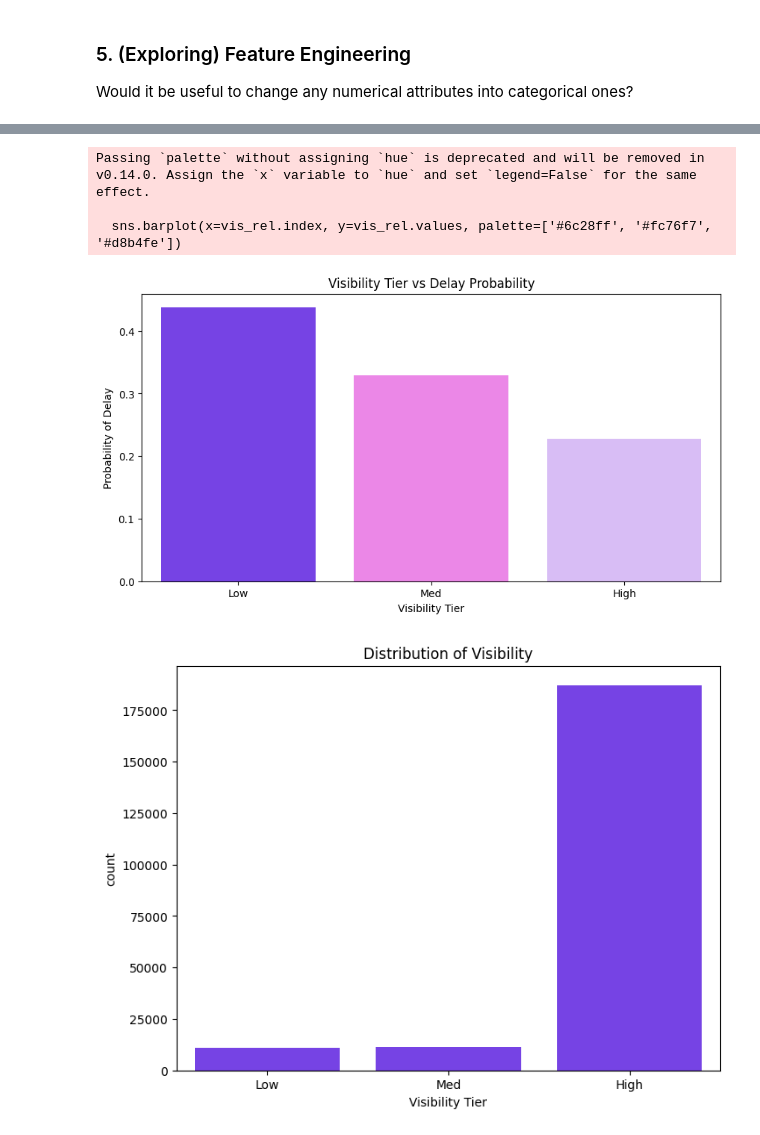
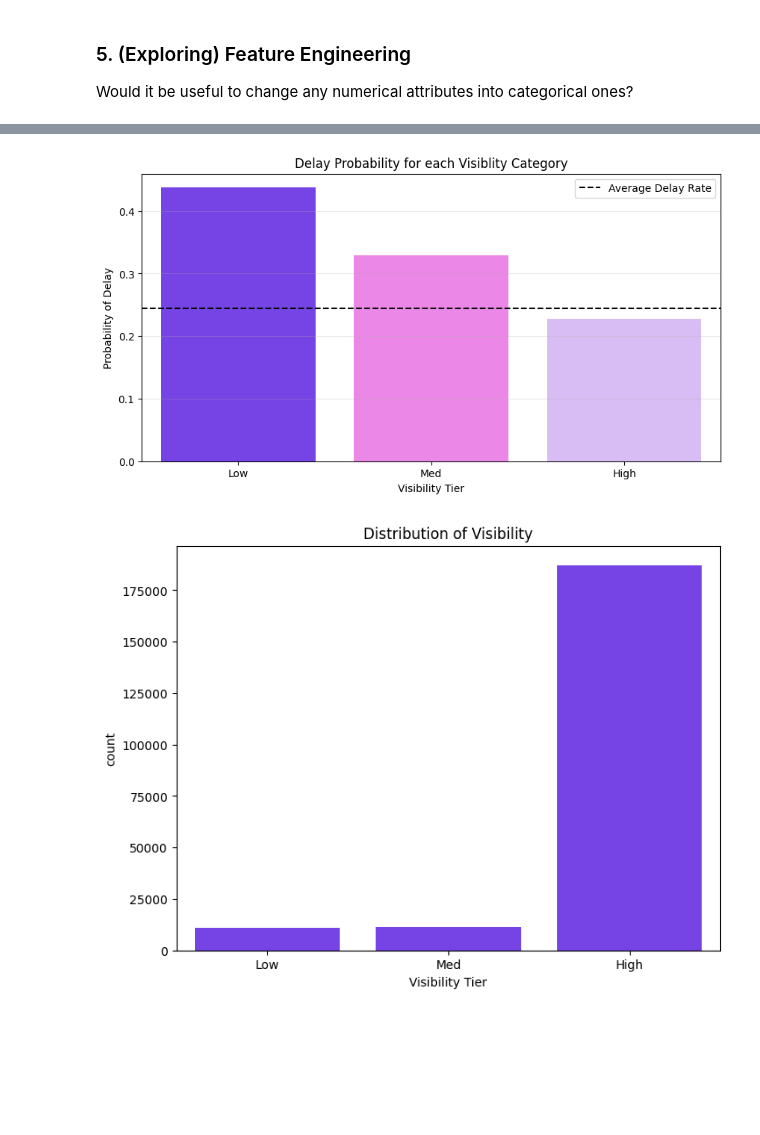
Before and after one commit to lucyg04/nycflights13, a Jupyter notebook: Practical 1/practical1_py.ipynb, the cells around one changed output, grey strips where cells are left out. Drawn from its saved outputs; the diff is of its cells as text; code cells hidden in the pictures; blank space fills up the shorter version.

```diff
--- a/Practical 1/practical1_py.ipynb
+++ b/Practical 1/practical1_py.ipynb
@@ -1382,27 +1384,32 @@ Passing `palette` without assigning `hue` is deprecated and will be removed in v
 # %%
 # Change visib into a categorical feature with 3 bins: low, medium, and high visibility
 bins = [-1, 4, 7, 10]
 labels = ['Low', 'Med', 'High']
 flights_train_copy['visib_cat'] = pd.cut(flights_train_copy['visib'], bins=bins, labels=labels)
 
 # Plot the relationship between visib_cat and is_delayed to confirm the relationship after categorisation
 plt.figure(figsize=(10, 5))
 
-vis_rel = flights_train_copy.groupby('visib_cat')['is_delayed'].mean()
+vis_rel = flights_train_copy.groupby('visib_cat')['is_delayed'].mean().reindex(['Low', 'Med', 'High'])
 
-sns.barplot(x=vis_rel.index, y=vis_rel.values, palette=['#6c28ff', '#fc76f7', '#d8b4fe'])
+sns.barplot(
+    x=vis_rel.index,
+    y=vis_rel.values,
+    hue=vis_rel.index,
+    palette=['#6c28ff', '#fc76f7', '#d8b4fe']
+)
 
-plt.title('Visibility Tier vs Delay Probability')
+plt.title('Delay Probability for each Visiblity Category')
 plt.ylabel('Probability of Delay')
 plt.xlabel('Visibility Tier')
+plt.axhline(flights_train_copy['is_delayed'].mean(), color="#000000", linestyle='--', label='Average Delay Rate')
+plt.grid(axis='y', alpha=0.3)
+plt.legend()
 plt.show()
 
 # This also looks like it would be a valuable transformation to make
 # %% [output]
-Passing `palette` without assigning `hue` is deprecated and will be removed in v0.14.0. Assign the `x` variable to `hue` and set `legend=False` for the same effect.
-
-  sns.barplot(x=vis_rel.index, y=vis_rel.values, palette=['#6c28ff', '#fc76f7', '#d8b4fe'])
-[figure, old version]
+[figure, new version]
 # %%
 # Look at distribution of visibility tier
 plt.figure(figsize=(8, 6))
```
Also changed, not shown: parts of 7 cells of this notebook.
